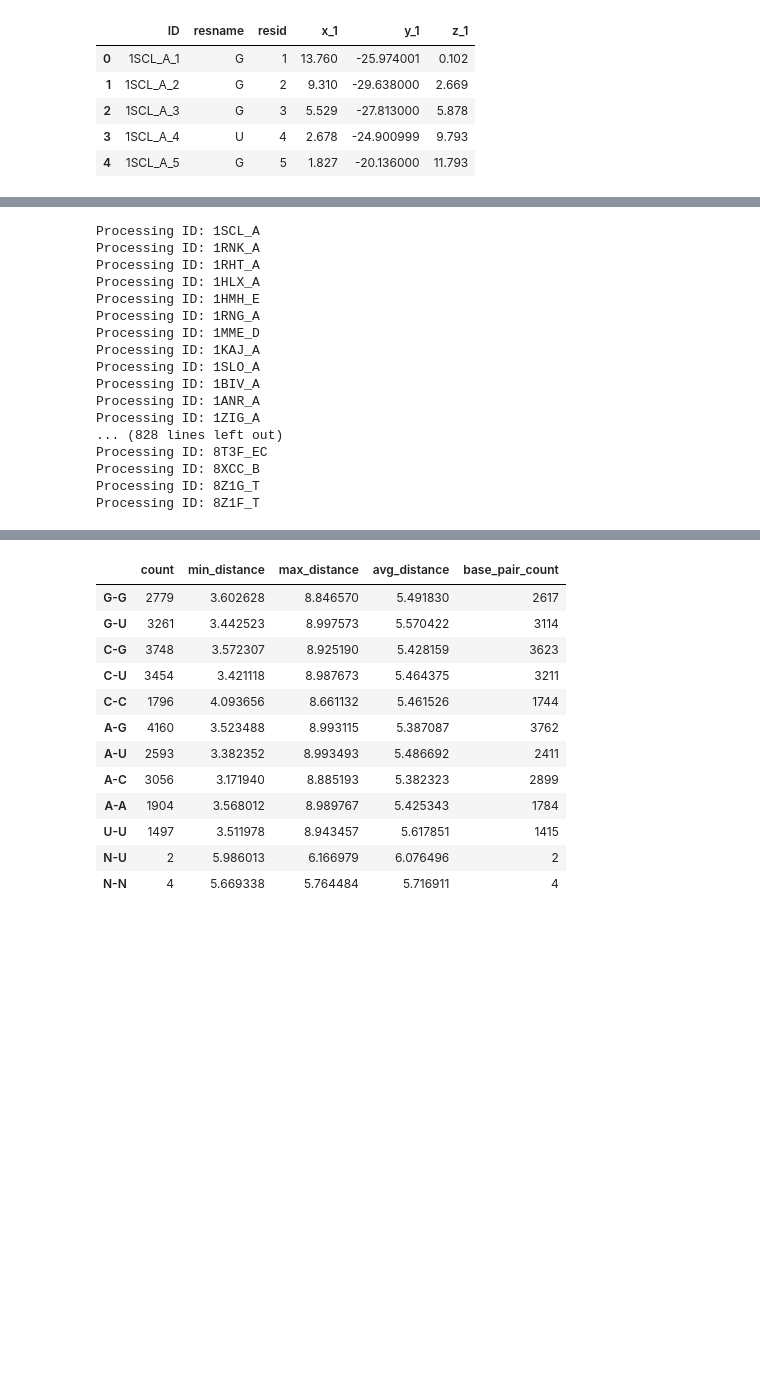
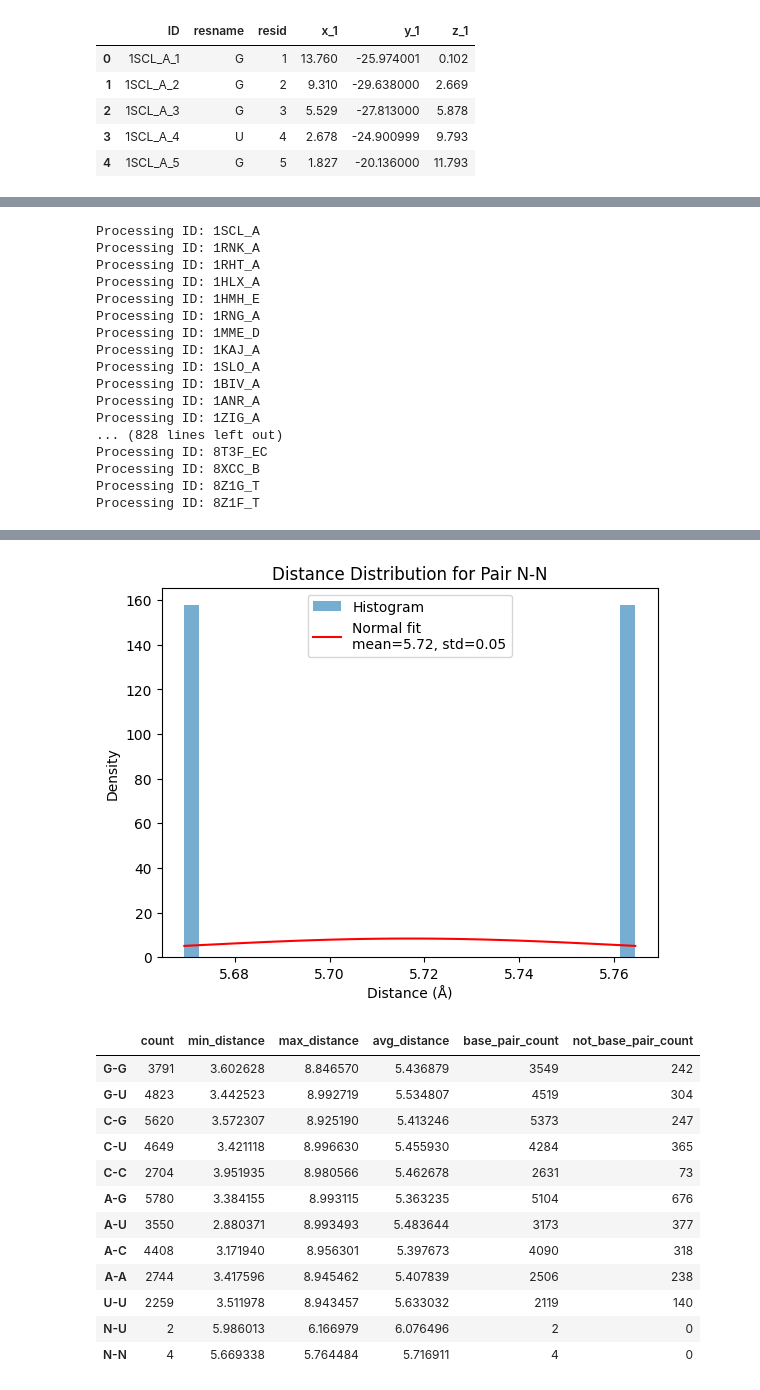
Before and after one commit to Rio-Lv/RNA-Tertiary-Prediction, a Jupyter notebook: src/sandbox.ipynb, the cells around one changed output, grey strips where cells are left out. Saved outputs shown, nothing was run; the diff lists cells and outputs as text; code cells hidden in the pictures; blank space fills up the shorter version.

Commit message:
added histograms to understand the distances better

```diff
--- a/src/sandbox.ipynb
+++ b/src/sandbox.ipynb
@@ -62,18 +26,21 @@ Residue 9 (G) is closest to residue 8 (A) with distance = 5.394 Å
 # %%
+# ===== Studying Pairwise Distances Between Residues ====
 import pandas as pd
 import numpy as np
+import matplotlib.pyplot as plt
 
 IGNORE_BASE_PAIRS = False
 
 pair_stats = {}
+pair_distances = {}  # to store all distances for each pair key
 
 # Iterate over each target_id in your sequences DataFrame.
 IDs = sequences['target_id'].values
 
 for ID in IDs:
     print(f"Processing ID: {ID}")
-    # Filter the labels DataFrame for the current ID and limit to 50 entries.
-    filtered_df = labels[labels['ID'].str.contains(ID)].iloc[:50].reset_index(drop=True)
+    # Filter the labels DataFrame for the current ID and limit to 100 entries.
+    filtered_df = labels[labels['ID'].str.contains(ID)].iloc[:100].reset_index(drop=True)
 
     # Extract coordinates from the filtered DataFrame.
     coords = filtered_df[['x_1', 'y_1', 'z_1']].values
@@ -90,13 +57,13 @@ for ID in IDs:
         closest_idx = np.argmin(distances)
         closest_distance = distances[closest_idx]
 
-        # Retrieve residue types from the filtered DataFrame.
+        # Retrieve residue types from the filtered DataFrame (with matching indices).
         res_i_type = filtered_df.iloc[i]['resname']
         res_j_type = filtered_df.iloc[closest_idx]['resname']
 
+        # Check if the closest residue is a direct neighbor.
         is_base_pair = abs(i - closest_idx) == 1
         if is_base_pair and IGNORE_BASE_PAIRS:
-            # If it's a base pair, ignore it.
             continue
 
         # Replace non-standard residue types with 'N'
@@ -105,10 +72,10 @@ for ID in IDs:
         if res_j_type not in ['A', 'C', 'G', 'U']:
             res_j_type = 'N'
 
-        # Sort the pair alphabetically to form a key.
+        # Sort the residue types alphabetically to form a consistent key.
         pair_key = tuple(sorted([res_i_type, res_j_type]))
 
-        # Ignore if the closest distance is greater than 9 Å.
+        # Ignore distances greater than 9 Å.
         if closest_distance > 9:
             continue
 
@@ -134,13 +101,39 @@ for ID in IDs:
                 "not_base_pair_count": 0 if is_base_pair else 1
             }
 
-# Convert the keys into a string format for ease of viewing.
+        # Also save this distance for the distribution plot.
+        if pair_key in pair_distances:
+            pair_distances[pair_key].append(closest_distance)
+        else:
+            pair_distances[pair_key] = [closest_distance]
+
+# Convert pair_stats keys to a string format for DataFrame display.
 pair_stats_str = {f"{k[0]}-{k[1]}": v for k, v in pair_stats.items()}
 pair_stats_df = pd.DataFrame.from_dict(pair_stats_str, orient='index')
-
 # Optionally, drop the total_distance column if it's not needed.
 pair_stats_df = pair_stats_df.drop(columns=["total_distance"])
 
+# Plot distributions for each pair with a fitted bell curve.
+for pair_key, dists in pair_distances.items():
+    plt.figure()
+    # Plot histogram (normalized to form a density)
+    plt.hist(dists, bins=30, density=True, alpha=0.6, label="Histogram")
+
+    # Compute mean and standard deviation of the distribution.
+    mean = np.mean(dists)
+    std = np.std(dists)
+
+    # Create points for plotting a fitted normal distribution (bell curve).
+    x_values = np.linspace(min(dists), max(dists), 100)
+    normal_pdf = (1 / (std * np.sqrt(2 * np.pi))) * np.exp(- ((x_values - mean) ** 2) / (2 * std**2))
+
+    plt.plot(x_values, normal_pdf, 'r-', label=f"Normal fit\nmean={mean:.2f}, std={std:.2f}")
+    plt.title(f"Distance Distribution for Pair {pair_key[0]}-{pair_key[1]}")
+    plt.xlabel("Distance (Å)")
+    plt.ylabel("Density")
+    plt.legend()
+    plt.show()
+
 pair_stats_df
 # %% [output]
 Processing ID: 1SCL_A
@@ -163,13 +167,14 @@ Processing ID: 8Z1F_T
+[figure, added]
-|  | count | min_distance | max_distance | avg_distance | base_pair_count |
-| G-G | 2779 | 3.602628 | 8.846570 | 5.491830 | 2617 |
-| G-U | 3261 | 3.442523 | 8.997573 | 5.570422 | 3114 |
-| C-G | 3748 | 3.572307 | 8.925190 | 5.428159 | 3623 |
-| C-U | 3454 | 3.421118 | 8.987673 | 5.464375 | 3211 |
-| C-C | 1796 | 4.093656 | 8.661132 | 5.461526 | 1744 |
-| A-G | 4160 | 3.523488 | 8.993115 | 5.387087 | 3762 |
-| A-U | 2593 | 3.382352 | 8.993493 | 5.486692 | 2411 |
-| A-C | 3056 | 3.171940 | 8.885193 | 5.382323 | 2899 |
-| A-A | 1904 | 3.568012 | 8.989767 | 5.425343 | 1784 |
-| U-U | 1497 | 3.511978 | 8.943457 | 5.617851 | 1415 |
-| N-U | 2 | 5.986013 | 6.166979 | 6.076496 | 2 |
-| N-N | 4 | 5.669338 | 5.764484 | 5.716911 | 4 |
+|  | count | min_distance | max_distance | avg_distance | base_pair_count | not_base_pair_count |
+| G-G | 3791 | 3.602628 | 8.846570 | 5.436879 | 3549 | 242 |
+| G-U | 4823 | 3.442523 | 8.992719 | 5.534807 | 4519 | 304 |
+| C-G | 5620 | 3.572307 | 8.925190 | 5.413246 | 5373 | 247 |
+| C-U | 4649 | 3.421118 | 8.996630 | 5.455930 | 4284 | 365 |
+| C-C | 2704 | 3.951935 | 8.980566 | 5.462678 | 2631 | 73 |
+| A-G | 5780 | 3.384155 | 8.993115 | 5.363235 | 5104 | 676 |
+| A-U | 3550 | 2.880371 | 8.993493 | 5.483644 | 3173 | 377 |
+| A-C | 4408 | 3.171940 | 8.956301 | 5.397673 | 4090 | 318 |
+| A-A | 2744 | 3.417596 | 8.945462 | 5.407839 | 2506 | 238 |
+| U-U | 2259 | 3.511978 | 8.943457 | 5.633032 | 2119 | 140 |
+| N-U | 2 | 5.986013 | 6.166979 | 6.076496 | 2 | 0 |
+| N-N | 4 | 5.669338 | 5.764484 | 5.716911 | 4 | 0 |
```
Also changed, not shown: parts of 2 cells of this notebook, 1 other file.
